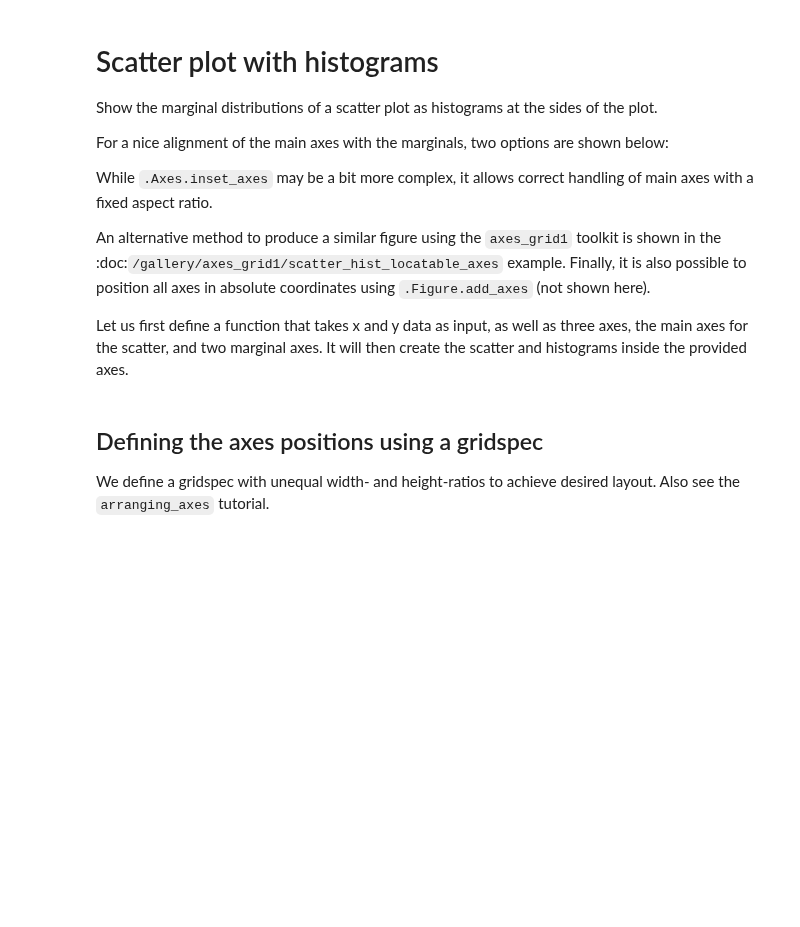
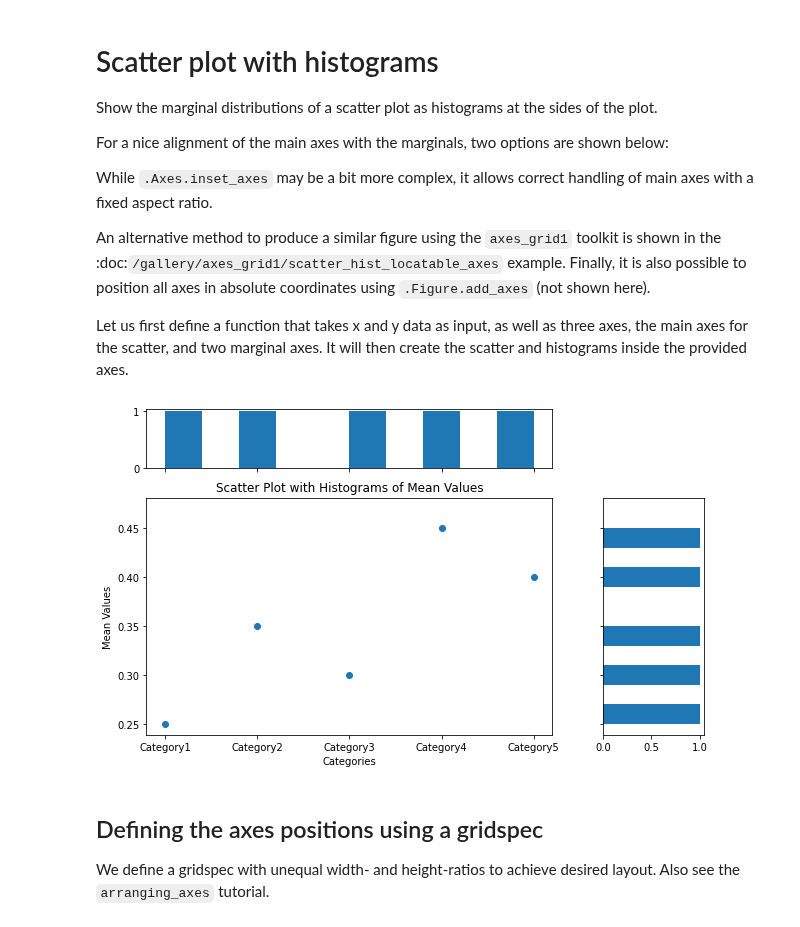
Before and after one commit to vBarbaros/smart-rl, a Jupyter notebook: notebooks/scatter_hist.ipynb, the cells around one changed output. Saved outputs shown, nothing was run; the diff lists cells and outputs as text; code cells hidden in the pictures; blank space fills up the shorter version.

```diff
--- a/notebooks/scatter_hist.ipynb
+++ b/notebooks/scatter_hist.ipynb
@@ -47,6 +47,70 @@ def scatter_hist(x, y, ax, ax_histx, ax_histy):
     bins = np.arange(-lim, lim + binwidth, binwidth)
     ax_histx.hist(x, bins=bins)
     ax_histy.hist(y, bins=bins, orientation='horizontal')
+# %%
+import matplotlib.pyplot as plt
+import numpy as np
+
+# Given data
+categories = ['Category1', 'Category2', 'Category3', 'Category4', 'Category5']
+mean_vals = [0.25, 0.35, 0.3, 0.45, 0.4]
+min_vals = [0.1, 0.2, 0.15, 0.3, 0.25]
+max_vals = [0.4, 0.5, 0.45, 0.6, 0.55]
+
+# Convert categories to numerical values for plotting
+category_indices = np.arange(len(categories))
+
+# Second list of values with a different range
+other_vals = [1000, 2000, 1500, 3000, 2500]
+
+# Function to create scatter plot with histograms
+def scatter_hist(x, y, ax, ax_histx, ax_histy, x_label, y_label, log_scale=False):
+    # No labels
+    ax_histx.tick_params(axis="x", labelbottom=False)
+    ax_histy.tick_params(axis="y", labelleft=False)
+
+    # Scatter plot
+    ax.scatter(x, y)
+
+    # Determine nice limits by hand for both axes separately
+    x_binwidth = (max(x) - min(x)) / 10
+    y_binwidth = (max(y) - min(y)) / 10
+
+    x_bins = np.arange(min(x), max(x) + x_binwidth, x_binwidth)
+    y_bins = np.arange(min(y), max(y) + y_binwidth, y_binwidth)
+
+    ax_histx.hist(x, bins=x_bins)
+    ax_histy.hist(y, bins=y_bins, orientation='horizontal')
+
+    # Set labels
+    ax.set_xlabel(x_label)
+    ax.set_ylabel(y_label)
+
+    # Set logarithmic scale if needed
+    if log_scale:
+        ax.set_yscale('log')
+        ax_histy.set_yscale('log')
+
+# Define the figure and gridspec
+fig = plt.figure(figsize=(10, 6))
+gs = fig.add_gridspec(4, 4, wspace=0.5, hspace=0.5)
+ax = fig.add_subplot(gs[1:, :-1])
+ax_histx = fig.add_subplot(gs[0, :-1], sharex=ax)
+ax_histy = fig.add_subplot(gs[1:, -1], sharey=ax)
+
+# Use the function to create the plot for mean values
+scatter_hist(category_indices, mean_vals, ax, ax_histx, ax_histy, 'Categories', 'Mean Values')
+
+# Set category labels for x-axis
+ax.set_xticks(category_indices)
+ax.set_xticklabels(categories)
+
+# Add title
+ax.set_title('Scatter Plot with Histograms of Mean Values')
+
+plt.show()
+# %% [output]
+[figure, added]
 # %% [markdown]
 ## Defining the axes positions using a gridspec
 
```
Also changed, not shown: 5 other files.
